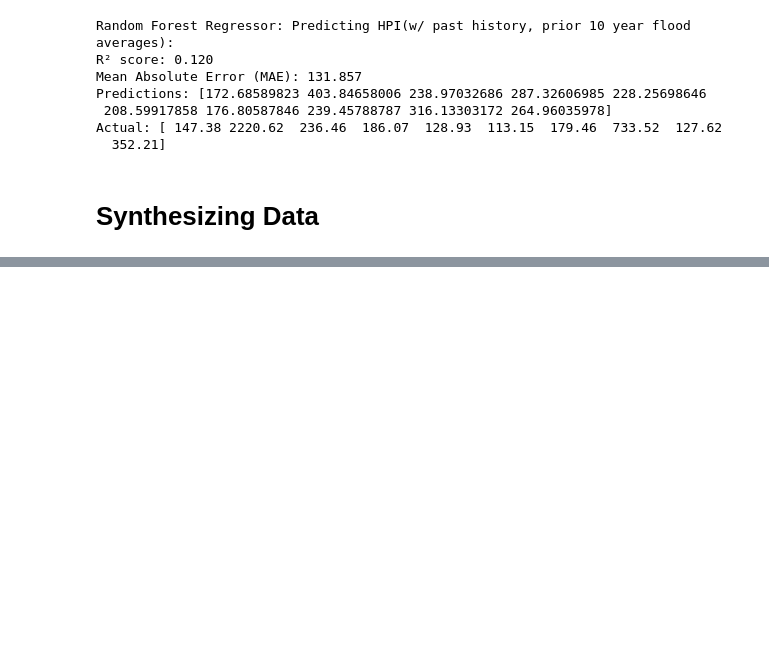
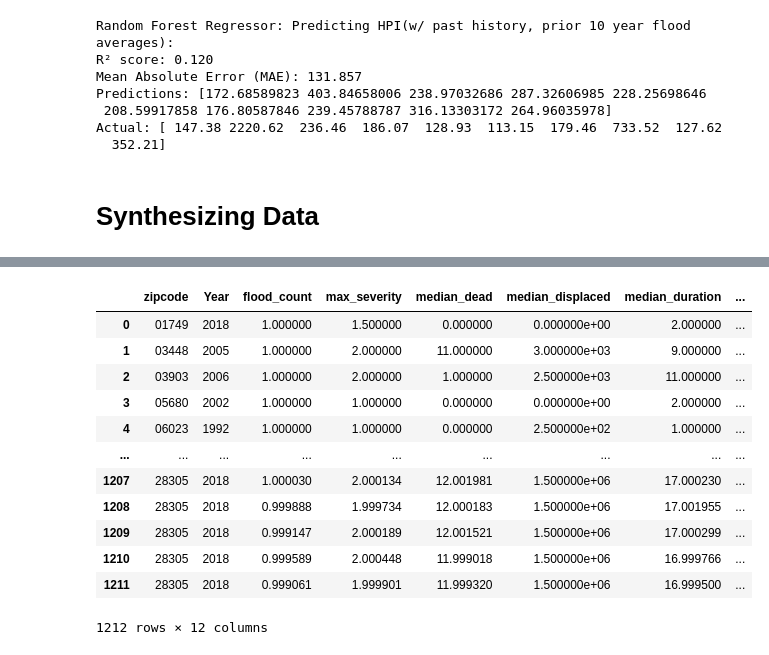
Before and after one commit to melina-thegarza/ml-climate, a Jupyter notebook: src/natural_disaster_housing_prediction.ipynb, the cells around one changed output, grey strips where cells are left out. Drawn from its saved outputs; the diff is of its cells as text; code cells hidden in the pictures; blank space fills up the shorter version.

```diff
--- a/src/natural_disaster_housing_prediction.ipynb
+++ b/src/natural_disaster_housing_prediction.ipynb
@@ -426,0 +427,39 @@ original_data
+# %%
+from sklearn.mixture import GaussianMixture
+
+from sklearn.metrics import pairwise_distances_argmin_min
+
+numeric_columns = ['flood_count', 'max_severity', 'median_dead', 'median_displaced', 'median_duration', 'median_area', 'HPI']
+data_for_gmm = original_data[numeric_columns].dropna()
+
+gmm = GaussianMixture(n_components=3, random_state=42)
+gmm.fit(data_for_gmm)
+
+synthetic_data = gmm.sample(n_samples=1000)
+synthetic_df = pd.DataFrame(synthetic_data[0], columns=numeric_columns)
+
+distances = pairwise_distances_argmin_min(synthetic_df[numeric_columns], original_data[numeric_columns])
+synthetic_df['zipcode'] = original_data['zipcode'].iloc[distances[0]].values
+synthetic_df['Year'] = original_data['Year'].iloc[distances[0]].values
+
+expanded_data = pd.concat([original_data, synthetic_df], axis=0)
+expanded_data = expanded_data.reset_index(drop=True)
+
+
+expanded_data = expanded_data.drop(columns=['cluster'])
+
+expanded_data
+# %% [output]
+|  | zipcode | Year | flood_count | max_severity | median_dead | median_displaced | median_duration | ... |
+| 0 | 01749 | 2018 | 1.000000 | 1.500000 | 0.000000 | 0.000000e+00 | 2.000000 | ... |
+| 1 | 03448 | 2005 | 1.000000 | 2.000000 | 11.000000 | 3.000000e+03 | 9.000000 | ... |
+| 2 | 03903 | 2006 | 1.000000 | 2.000000 | 1.000000 | 2.500000e+03 | 11.000000 | ... |
+| 3 | 05680 | 2002 | 1.000000 | 1.000000 | 0.000000 | 0.000000e+00 | 2.000000 | ... |
+| 4 | 06023 | 1992 | 1.000000 | 1.000000 | 0.000000 | 2.500000e+02 | 1.000000 | ... |
+| ... | ... | ... | ... | ... | ... | ... | ... | ... |
+| 1207 | 28305 | 2018 | 1.000030 | 2.000134 | 12.001981 | 1.500000e+06 | 17.000230 | ... |
+| 1208 | 28305 | 2018 | 0.999888 | 1.999734 | 12.000183 | 1.500000e+06 | 17.001955 | ... |
+| 1209 | 28305 | 2018 | 0.999147 | 2.000189 | 12.001521 | 1.500000e+06 | 17.000299 | ... |
+| 1210 | 28305 | 2018 | 0.999589 | 2.000448 | 11.999018 | 1.500000e+06 | 16.999766 | ... |
+| 1211 | 28305 | 2018 | 0.999061 | 1.999901 | 11.999320 | 1.500000e+06 | 16.999500 | ... |
+1212 rows × 12 columns
```
Also changed, not shown: parts of 3 cells of this notebook, 1 other file.
